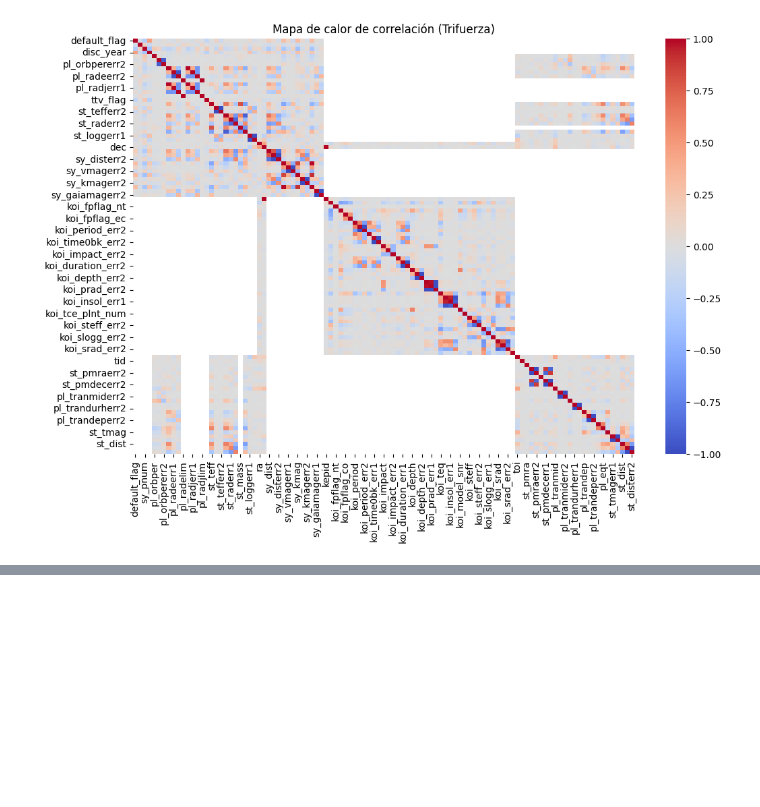
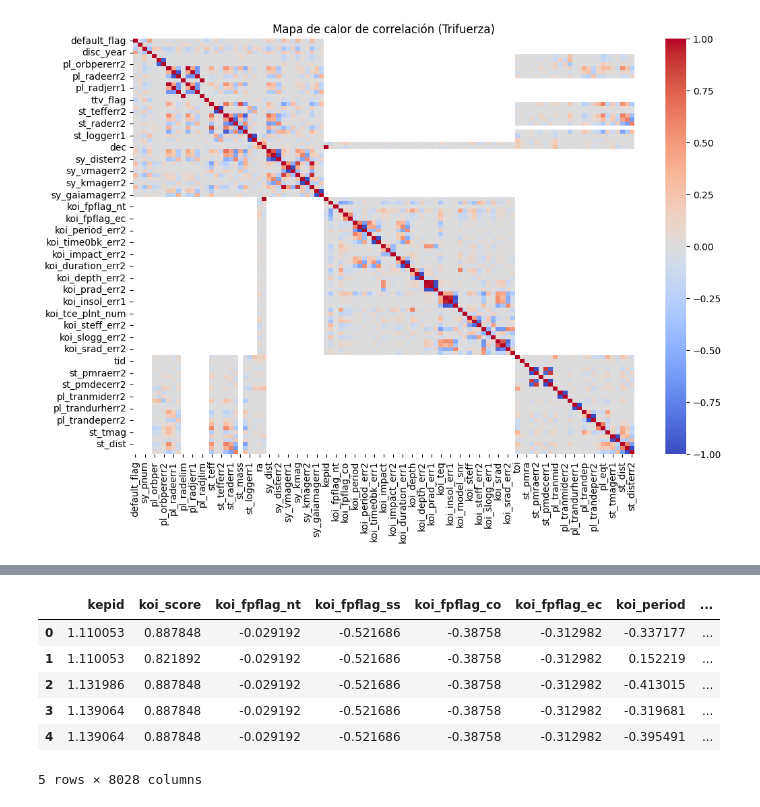
Before and after one commit to Ana-Jasso/ExoMinerAI, a Jupyter notebook: notebooks/Trifuerza.ipynb, the cells around one changed output, grey strips where cells are left out. Cells and saved outputs as stored; diff of their text form; code cells hidden in the pictures; blank space fills up the shorter version.

```diff
--- a/notebooks/Trifuerza.ipynb
+++ b/notebooks/Trifuerza.ipynb
@@ -133,0 +201,22 @@ plt.show()
+# %%
+from sklearn.preprocessing import StandardScaler
+
+# Identificar columnas numéricas en kepler_df_encoded
+numeric_cols_encoded = kepler_df_encoded.select_dtypes(include=['float64', 'int64']).columns
+
+# Crear instancia de StandardScaler
+scaler_encoded = StandardScaler()
+
+# Ajustar y transformar las columnas numéricas
+kepler_df_encoded[numeric_cols_encoded] = scaler_encoded.fit_transform(kepler_df_encoded[numeric_cols_encoded])
+
+# Mostrar el encabezado del DataFrame actualizado para verificar la escala
+kepler_df_encoded.head()
+# %% [output]
+|  | kepid | koi_score | koi_fpflag_nt | koi_fpflag_ss | koi_fpflag_co | koi_fpflag_ec | koi_period | ... |
+| 0 | 1.110053 | 0.887848 | -0.029192 | -0.521686 | -0.38758 | -0.312982 | -0.337177 | ... |
+| 1 | 1.110053 | 0.821892 | -0.029192 | -0.521686 | -0.38758 | -0.312982 | 0.152219 | ... |
+| 2 | 1.131986 | 0.887848 | -0.029192 | -0.521686 | -0.38758 | -0.312982 | -0.413015 | ... |
+| 3 | 1.139064 | 0.887848 | -0.029192 | -0.521686 | -0.38758 | -0.312982 | -0.319681 | ... |
+| 4 | 1.139064 | 0.887848 | -0.029192 | -0.521686 | -0.38758 | -0.312982 | -0.395491 | ... |
+5 rows × 8028 columns
```
Also changed, not shown: parts of 4 cells of this notebook.
